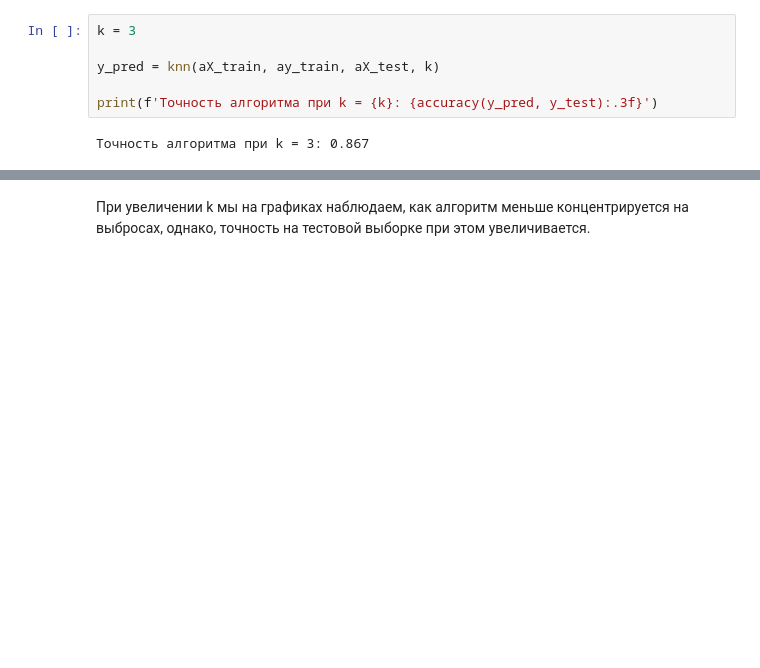
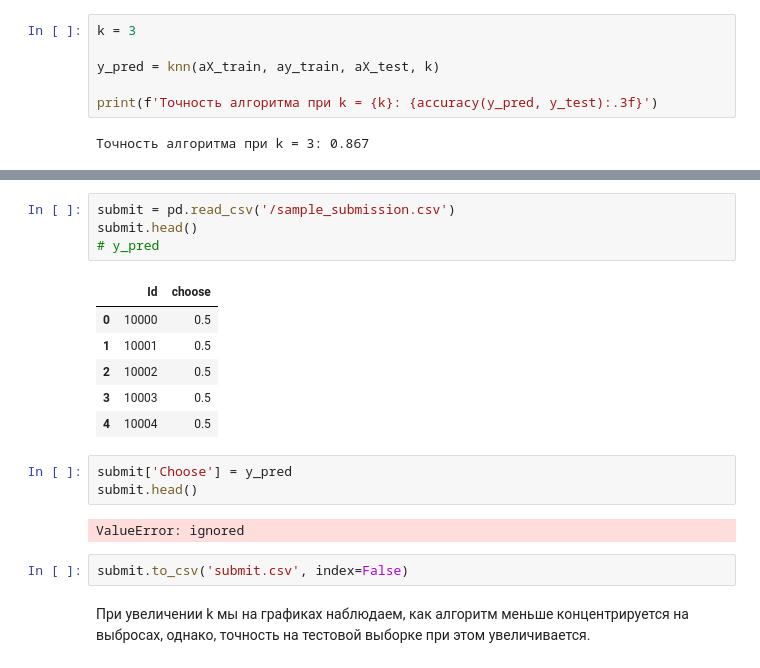
Before and after one commit to Nick-FF/AnalisDataAlgorithm, a Jupyter notebook: classification.ipynb, the cells around one changed output, grey strips where cells are left out. Cells and saved outputs as stored; diff of their text form; blank space fills up the shorter version.

```diff
--- a/classification.ipynb
+++ b/classification.ipynb
@@ -498,3 +324,21 @@ Wall time: 14.5 s
+# %%
+submit = pd.read_csv('/sample_submission.csv')
+submit.head()
+# y_pred
+# %% [output]
+|  | Id | choose |
+| 0 | 10000 | 0.5 |
+| 1 | 10001 | 0.5 |
+| 2 | 10002 | 0.5 |
+| 3 | 10003 | 0.5 |
+| 4 | 10004 | 0.5 |
+# %%
+submit['Choose'] = y_pred
+submit.head()
+# %% [output]
+ValueError: ignored
+# %%
+submit.to_csv('submit.csv', index=False)
 # %% [markdown]
 При увеличении k мы на графиках наблюдаем, как алгоритм меньше концентрируется на выбросах, однако, точность на тестовой выборке при этом увеличивается.
 # %% [markdown]
```
Also changed, not shown: parts of 43 cells of this notebook.
